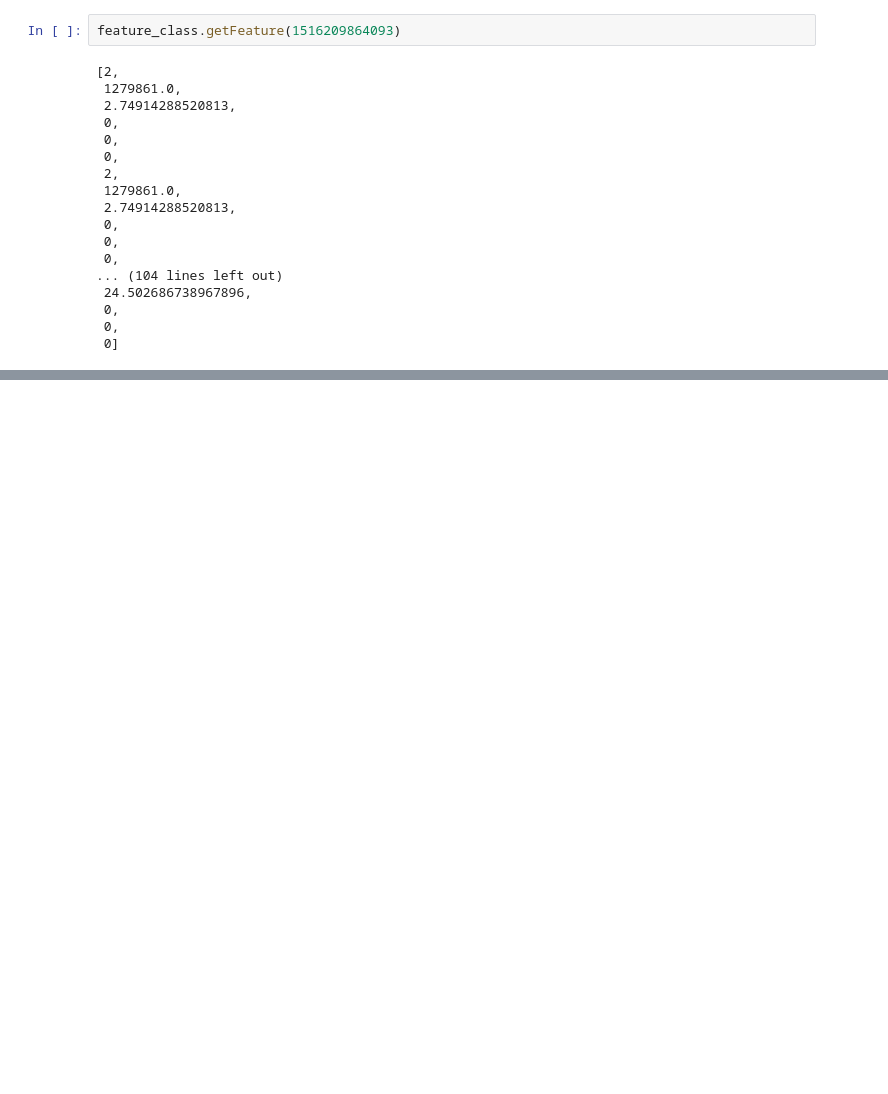
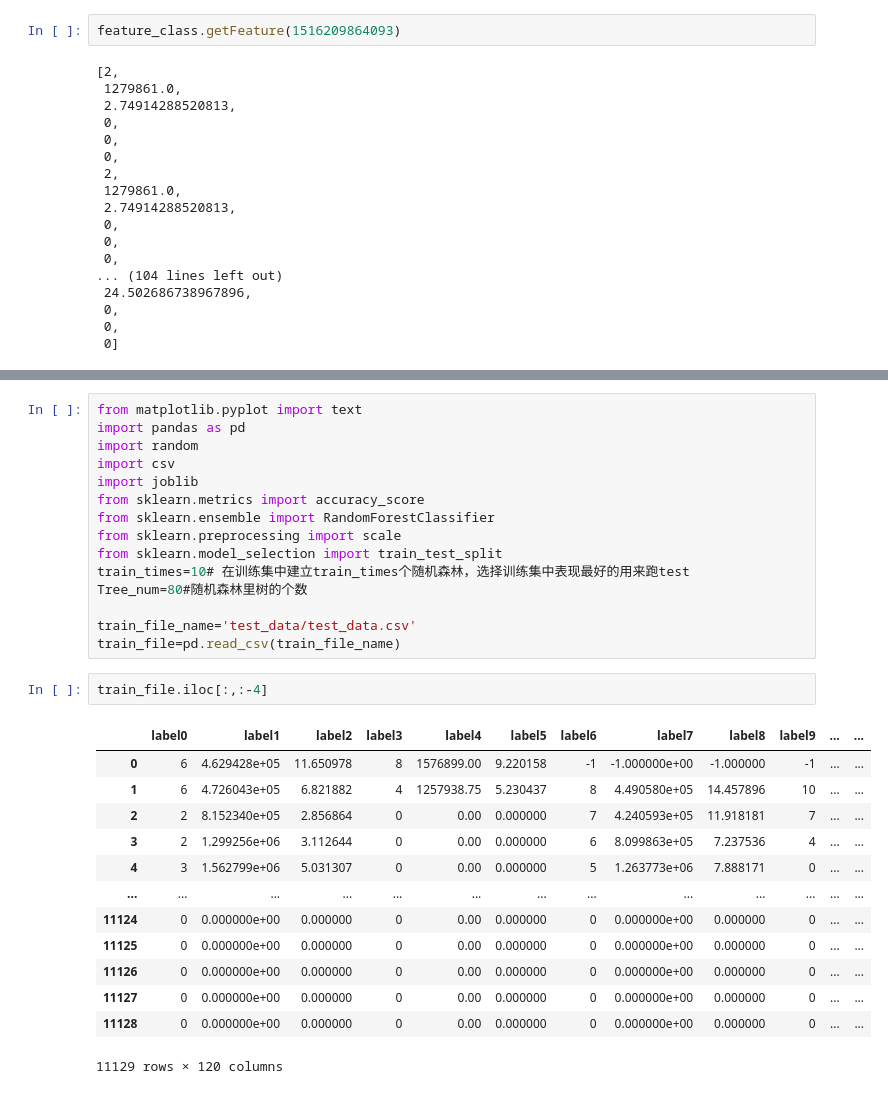
Before and after one commit to Cyberloafingg/Requet-2022ML-HW, a Jupyter notebook: Test.ipynb, the cells around one changed output, grey strips where cells are left out. Cells and saved outputs as stored; diff of their text form; blank space fills up the shorter version.

```diff
--- a/Test.ipynb
+++ b/Test.ipynb
@@ -608,0 +680,31 @@ feature_class.getFeature(1516209864093)
+# %%
+from matplotlib.pyplot import text
+import pandas as pd
+import random
+import csv
+import joblib
+from sklearn.metrics import accuracy_score
+from sklearn.ensemble import RandomForestClassifier
+from sklearn.preprocessing import scale
+from sklearn.model_selection import train_test_split
+train_times=10# 在训练集中建立train_times个随机森林，选择训练集中表现最好的用来跑test
+Tree_num=80#随机森林里树的个数
+
+train_file_name='test_data/test_data.csv'
+train_file=pd.read_csv(train_file_name)
+# %%
+train_file.iloc[:,:-4]
+# %% [output]
+|  | label0 | label1 | label2 | label3 | label4 | label5 | label6 | label7 | label8 | label9 | ... | ... |
+| 0 | 6 | 4.629428e+05 | 11.650978 | 8 | 1576899.00 | 9.220158 | -1 | -1.000000e+00 | -1.000000 | -1 | ... | ... |
+| 1 | 6 | 4.726043e+05 | 6.821882 | 4 | 1257938.75 | 5.230437 | 8 | 4.490580e+05 | 14.457896 | 10 | ... | ... |
+| 2 | 2 | 8.152340e+05 | 2.856864 | 0 | 0.00 | 0.000000 | 7 | 4.240593e+05 | 11.918181 | 7 | ... | ... |
+| 3 | 2 | 1.299256e+06 | 3.112644 | 0 | 0.00 | 0.000000 | 6 | 8.099863e+05 | 7.237536 | 4 | ... | ... |
+| 4 | 3 | 1.562799e+06 | 5.031307 | 0 | 0.00 | 0.000000 | 5 | 1.263773e+06 | 7.888171 | 0 | ... | ... |
+| ... | ... | ... | ... | ... | ... | ... | ... | ... | ... | ... | ... | ... |
+| 11124 | 0 | 0.000000e+00 | 0.000000 | 0 | 0.00 | 0.000000 | 0 | 0.000000e+00 | 0.000000 | 0 | ... | ... |
+| 11125 | 0 | 0.000000e+00 | 0.000000 | 0 | 0.00 | 0.000000 | 0 | 0.000000e+00 | 0.000000 | 0 | ... | ... |
+| 11126 | 0 | 0.000000e+00 | 0.000000 | 0 | 0.00 | 0.000000 | 0 | 0.000000e+00 | 0.000000 | 0 | ... | ... |
+| 11127 | 0 | 0.000000e+00 | 0.000000 | 0 | 0.00 | 0.000000 | 0 | 0.000000e+00 | 0.000000 | 0 | ... | ... |
+| 11128 | 0 | 0.000000e+00 | 0.000000 | 0 | 0.00 | 0.000000 | 0 | 0.000000e+00 | 0.000000 | 0 | ... | ... |
+11129 rows × 120 columns
```
Also changed, not shown: parts of 26 cells of this notebook, 33 other files.
